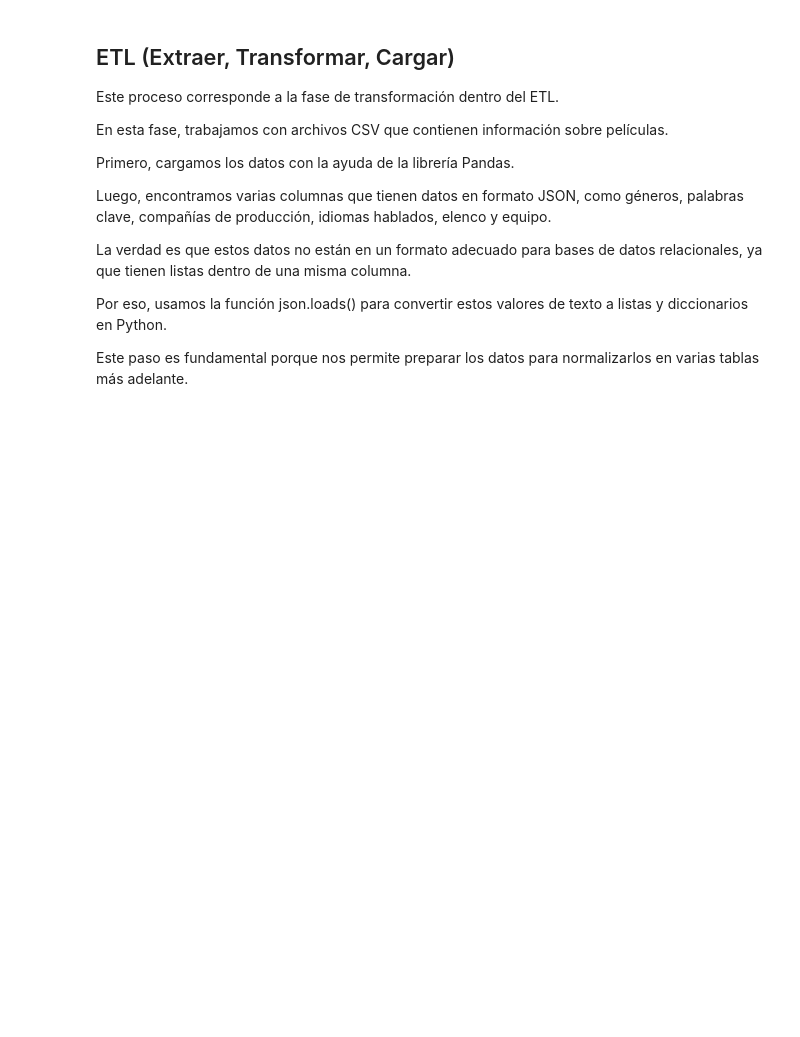
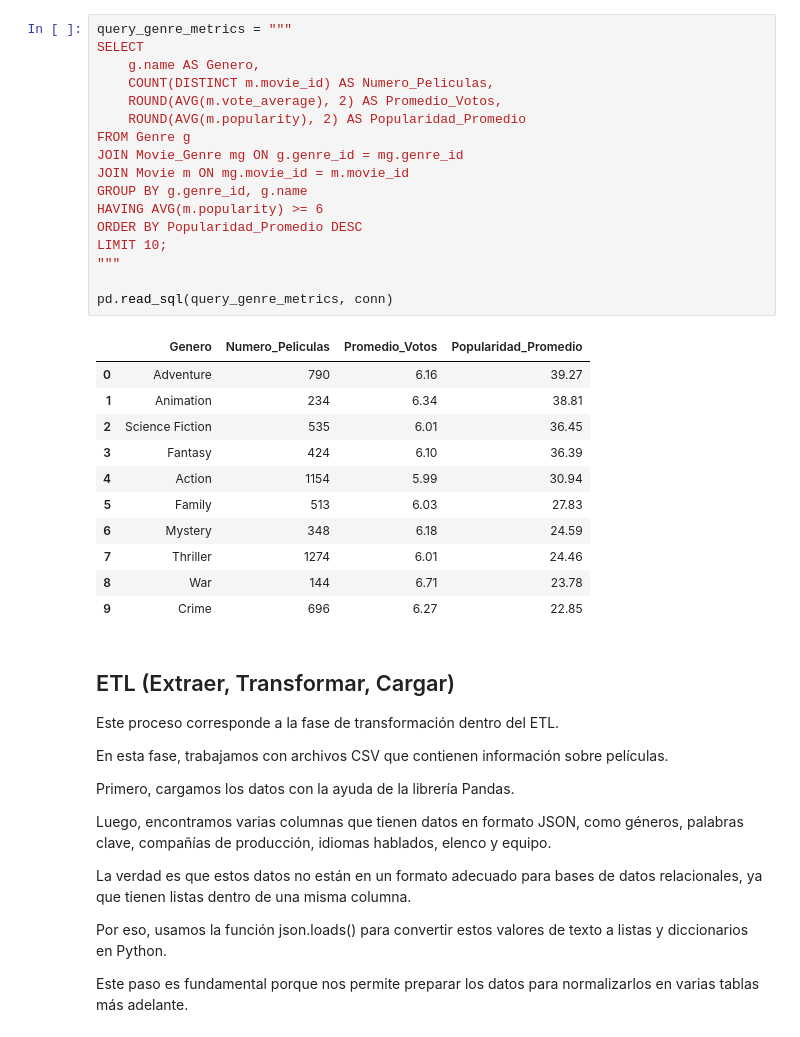
Before and after one commit to C4rL05s/rumboard, a Jupyter notebook: asignaci-n-3-diagrama-e-r-a-sql.ipynb, the cells around one changed output. Drawn from its saved outputs; the diff is of its cells as text; blank space fills up the shorter version.

```diff
--- a/asignaci-n-3-diagrama-e-r-a-sql.ipynb
+++ b/asignaci-n-3-diagrama-e-r-a-sql.ipynb
@@ -263,3 +319,32 @@ Archivo creado en: /kaggle/working/tmdb_movies_normalized.db
+# %%
+query_genre_metrics = """
+SELECT
+    g.name AS Genero,
+    COUNT(DISTINCT m.movie_id) AS Numero_Peliculas,
+    ROUND(AVG(m.vote_average), 2) AS Promedio_Votos,
+    ROUND(AVG(m.popularity), 2) AS Popularidad_Promedio
+FROM Genre g
+JOIN Movie_Genre mg ON g.genre_id = mg.genre_id
+JOIN Movie m ON mg.movie_id = m.movie_id
+GROUP BY g.genre_id, g.name
+HAVING AVG(m.popularity) >= 6
+ORDER BY Popularidad_Promedio DESC
+LIMIT 10;
+"""
+
+pd.read_sql(query_genre_metrics, conn)
+# %% [output]
+|  | Genero | Numero_Peliculas | Promedio_Votos | Popularidad_Promedio |
+| 0 | Adventure | 790 | 6.16 | 39.27 |
+| 1 | Animation | 234 | 6.34 | 38.81 |
+| 2 | Science Fiction | 535 | 6.01 | 36.45 |
+| 3 | Fantasy | 424 | 6.10 | 36.39 |
+| 4 | Action | 1154 | 5.99 | 30.94 |
+| 5 | Family | 513 | 6.03 | 27.83 |
+| 6 | Mystery | 348 | 6.18 | 24.59 |
+| 7 | Thriller | 1274 | 6.01 | 24.46 |
+| 8 | War | 144 | 6.71 | 23.78 |
+| 9 | Crime | 696 | 6.27 | 22.85 |
 # %% [markdown]
 ## ETL (Extraer, Transformar, Cargar)
 
```
Also changed, not shown: parts of 4 cells of this notebook.
